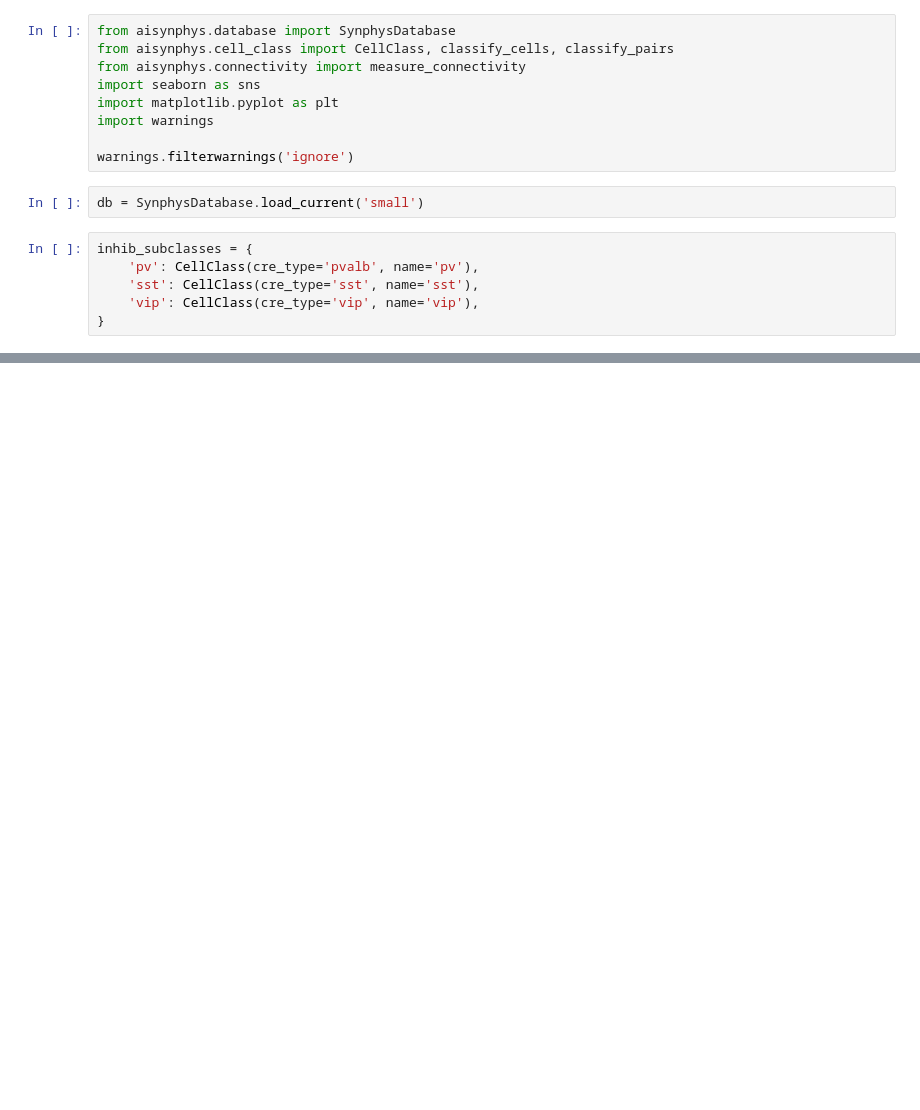
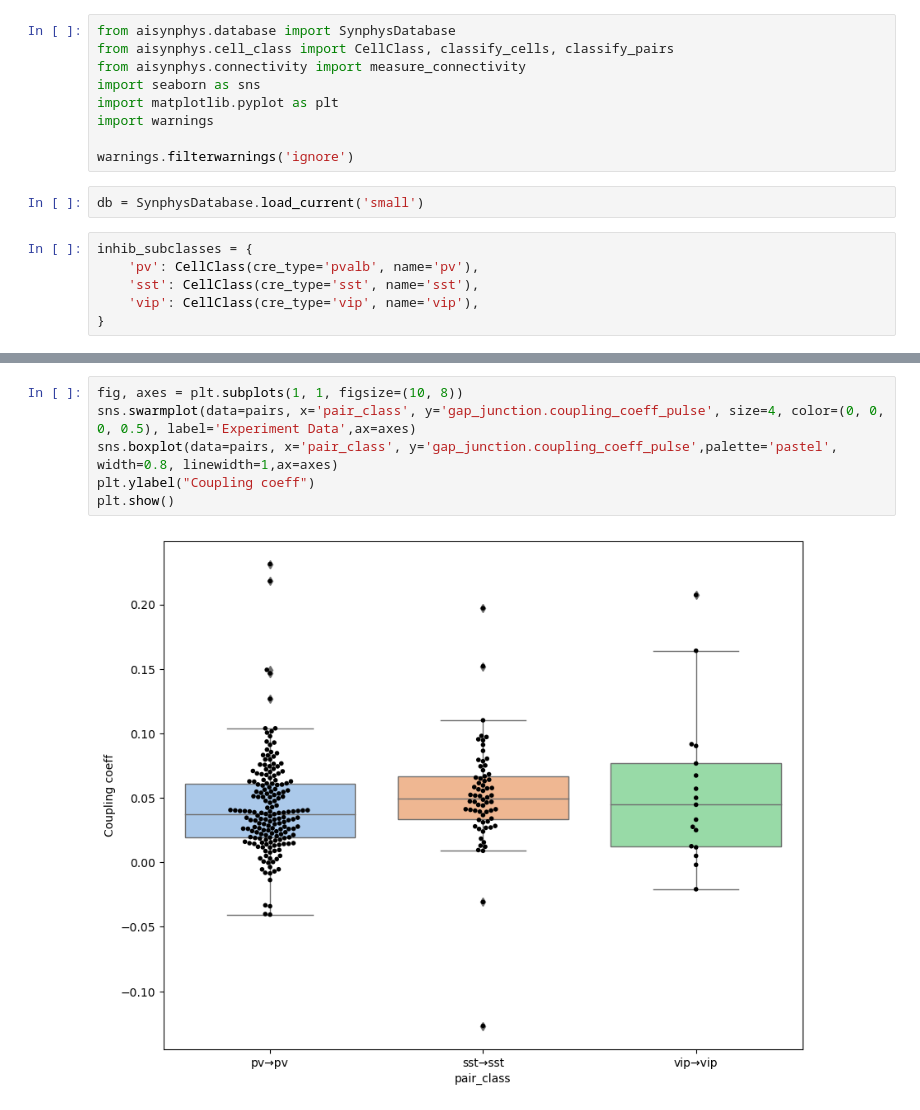
Before and after one commit to cyneuro/Allen-Database-Notebooks, a Jupyter notebook: Synapses/eletrical_synapses.ipynb, the cells around one changed output, grey strips where cells are left out. Drawn from its saved outputs; the diff is of its cells as text; blank space fills up the shorter version.

```diff
--- a/Synapses/eletrical_synapses.ipynb
+++ b/Synapses/eletrical_synapses.ipynb
@@ -55,0 +57,8 @@ plt.show()
+# %%
+fig, axes = plt.subplots(1, 1, figsize=(10, 8))
+sns.swarmplot(data=pairs, x='pair_class', y='gap_junction.coupling_coeff_pulse', size=4, color=(0, 0, 0, 0.5), label='Experiment Data',ax=axes)
+sns.boxplot(data=pairs, x='pair_class', y='gap_junction.coupling_coeff_pulse',palette='pastel', width=0.8, linewidth=1,ax=axes)
+plt.ylabel("Coupling coeff")
+plt.show()
+# %% [output]
+[figure, added]
```
Also changed, not shown: parts of 2 cells of this notebook, 1 other file.
